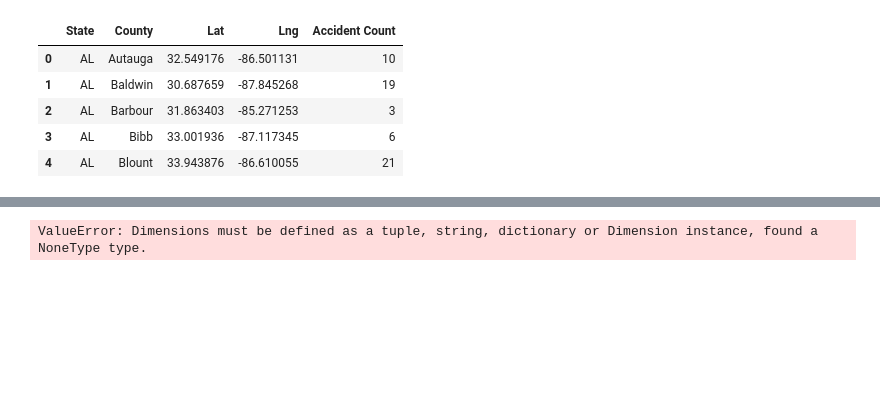
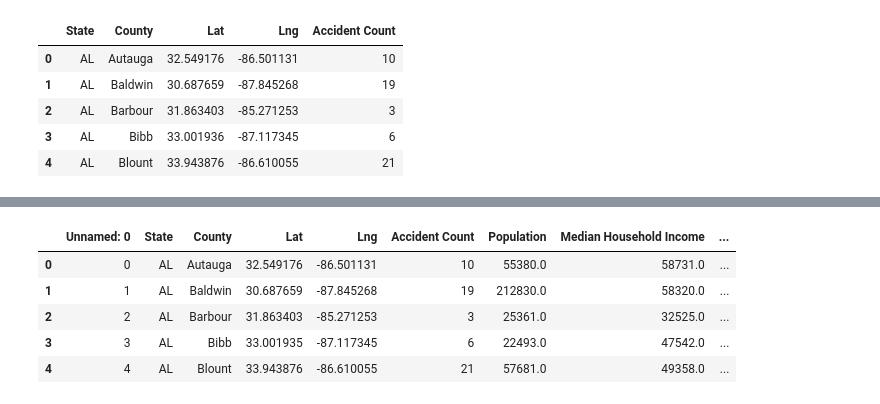
Before and after one commit to T1me2/TeamAmazing2, a Jupyter notebook: glen_project1.ipynb, the cells around one changed output, grey strips where cells are left out. Cells and saved outputs as stored; diff of their text form; code cells hidden in the pictures; blank space fills up the shorter version.

```diff
--- a/glen_project1.ipynb
+++ b/glen_project1.ipynb
@@ -303,6 +243,18 @@ accidents_census_df.head()
+# %%
+# Read in csv file as new cleaned dataframe
+accident_data_complete = pd.read_csv("Resources/accidents_census_bycounty.csv")
+
+accident_data_complete.head()
+# %% [output]
+|  | Unnamed: 0 | State | County | Lat | Lng | Accident Count | Population | Median Household Income | ... |
+| 0 | 0 | AL | Autauga | 32.549176 | -86.501131 | 10 | 55380.0 | 58731.0 | ... |
+| 1 | 1 | AL | Baldwin | 30.687659 | -87.845268 | 19 | 212830.0 | 58320.0 | ... |
+| 2 | 2 | AL | Barbour | 31.863403 | -85.271253 | 3 | 25361.0 | 32525.0 | ... |
+| 3 | 3 | AL | Bibb | 33.001935 | -87.117345 | 6 | 22493.0 | 47542.0 | ... |
+| 4 | 4 | AL | Blount | 33.943876 | -86.610055 | 21 | 57681.0 | 49358.0 | ... |
 # %%
 # Configure map plot
-marker_size = accidents_census_df["Accidents (Per Capita)"] * 1000
+marker_size = accidents_census_by_county["Accidents (per 1000)"] * 1000
 
 # accident_county_map = accidents_census_df.hvplot.points(
 #     "Lng",
@@ -318,11 +270,11 @@ marker_size = accidents_census_df["Accidents (Per Capita)"] * 1000
 #     alpha=0.5,
 #     size = marker_size,
 #     color = "purple",
-#     hover_cols = ["County", "Accident Count", "Accidents (Per Capita)"]
+#     hover_cols = ["County", "Accident Count", "Accidents (per 1000)"]
 #     )
 
 
-accident_county_map = accidents_census_df.hvplot.heatmap(
+accident_county_map = accidents_census_by_county.hvplot.heatmap(
     x = "Lng",
     y = "Lat",
     cmap="seismic",
@@ -333,5 +285,3 @@ accident_county_map = accidents_census_df.hvplot.heatmap(
 
 # Display the map
 display(accident_county_map)
-# %% [output]
-ValueError: Dimensions must be defined as a tuple, string, dictionary or Dimension instance, found a NoneType type.
```
Also changed, not shown: parts of 12 cells of this notebook.
